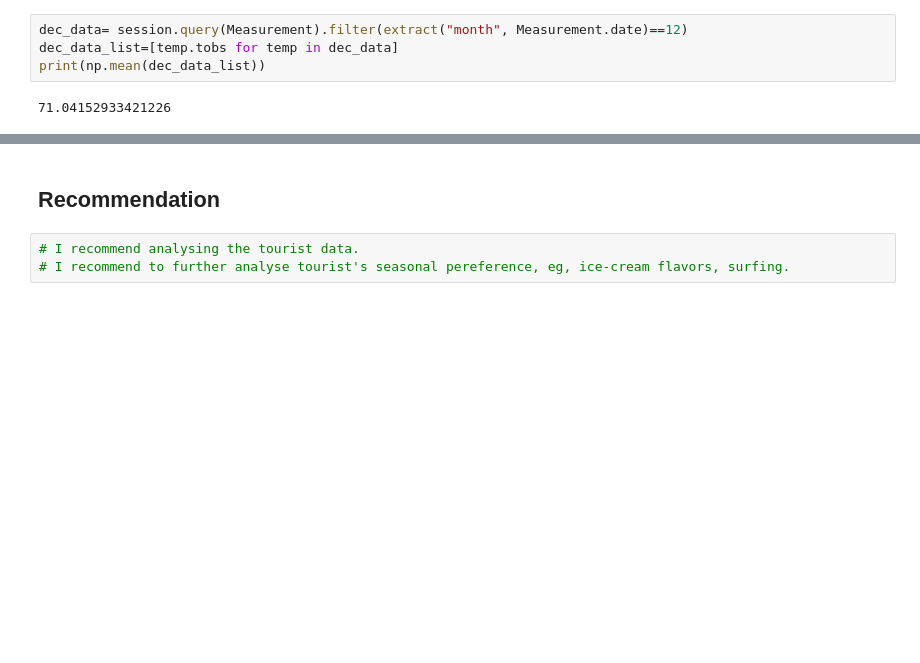
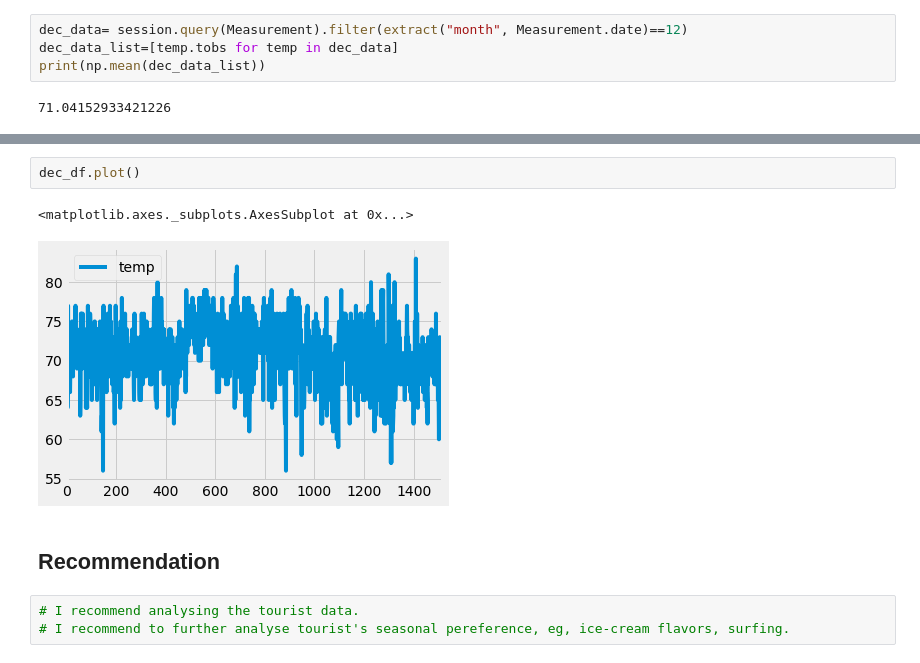
Before and after one commit to Ely-John/surf_up, a Jupyter notebook: #Module_9_Challenge.ipynb, the cells around one changed output, grey strips where cells are left out. Saved outputs shown, nothing was run; the diff lists cells and outputs as text; blank space fills up the shorter version.

```diff
--- a/#Module_9_Challenge.ipynb
+++ b/#Module_9_Challenge.ipynb
@@ -62,6 +90,11 @@ dec_df.describe()
 | 50% | 71.000000 |
 | 75% | 74.000000 |
 | max | 83.000000 |
+# %%
+dec_df.plot()
+# %% [output]
+<matplotlib.axes._subplots.AxesSubplot at 0x...>
+[figure, added]
 # %% [markdown]
 ## Recommendation
 # %%
```
Also changed, not shown: parts of 8 cells of this notebook.
